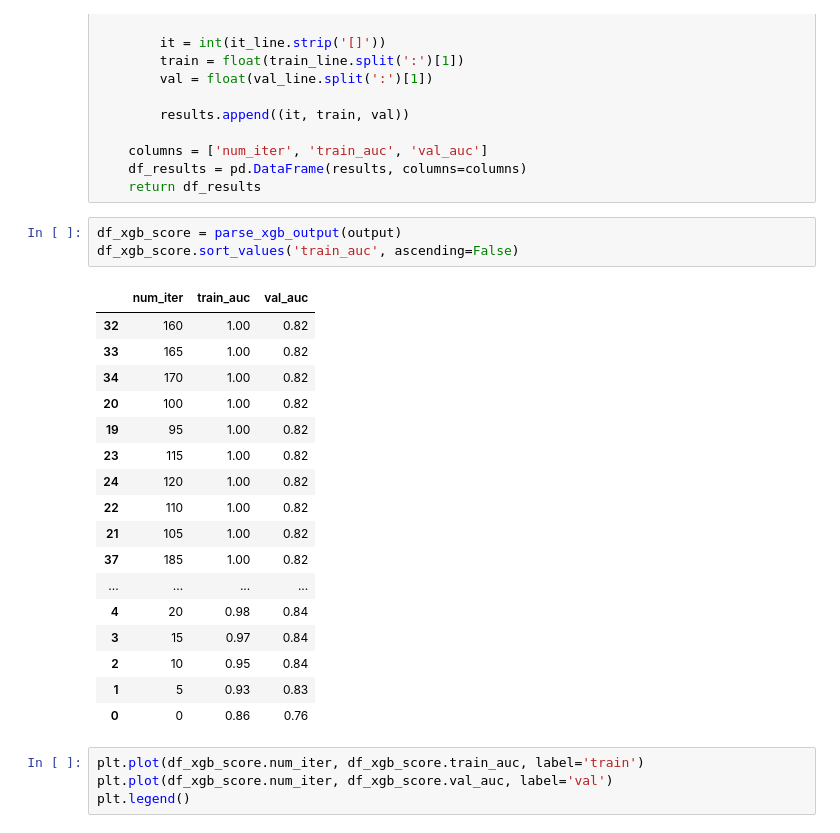
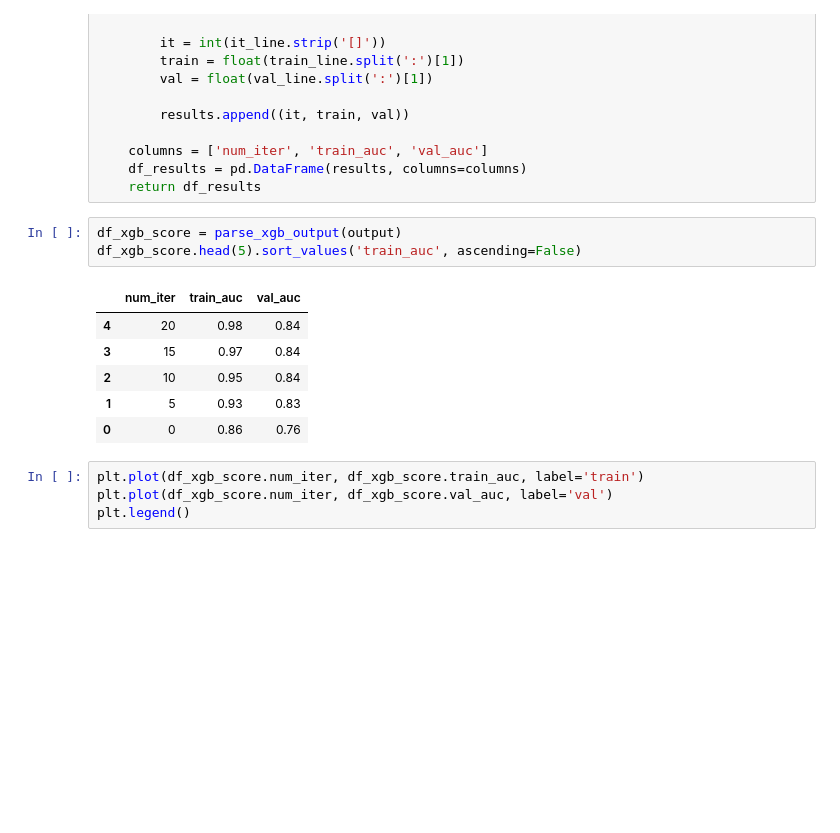
Before and after one commit to adeakinwe/ML_zoomcamp, a Jupyter notebook: Trees/decision_trees.ipynb, the cells around one changed output. Saved outputs shown, nothing was run; the diff lists cells and outputs as text; blank space fills up the shorter version.

```diff
--- a/Trees/decision_trees.ipynb
+++ b/Trees/decision_trees.ipynb
@@ -773,20 +773,9 @@ def parse_xgb_output(output):
     return df_results
 # %%
 df_xgb_score = parse_xgb_output(output)
-df_xgb_score.sort_values('train_auc', ascending=False)
+df_xgb_score.head(5).sort_values('train_auc', ascending=False)
 # %% [output]
 |  | num_iter | train_auc | val_auc |
-| 32 | 160 | 1.00 | 0.82 |
-| 33 | 165 | 1.00 | 0.82 |
-| 34 | 170 | 1.00 | 0.82 |
-| 20 | 100 | 1.00 | 0.82 |
-| 19 | 95 | 1.00 | 0.82 |
-| 23 | 115 | 1.00 | 0.82 |
-| 24 | 120 | 1.00 | 0.82 |
-| 22 | 110 | 1.00 | 0.82 |
-| 21 | 105 | 1.00 | 0.82 |
-| 37 | 185 | 1.00 | 0.82 |
-| ... | ... | ... | ... |
 | 4 | 20 | 0.98 | 0.84 |
 | 3 | 15 | 0.97 | 0.84 |
 | 2 | 10 | 0.95 | 0.84 |
```
Also changed, not shown: parts of 23 cells of this notebook.
